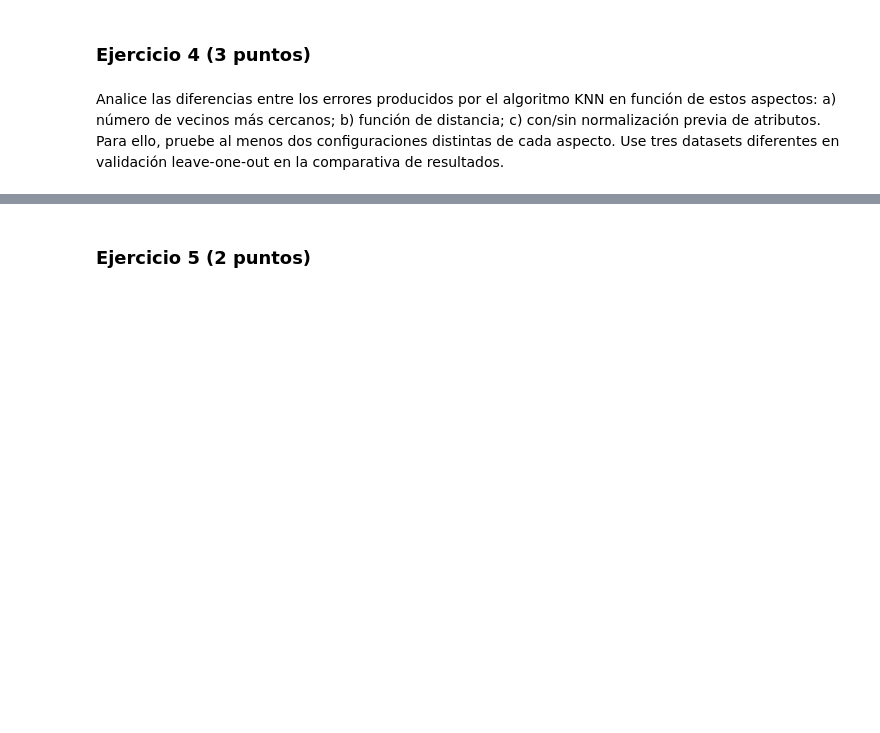
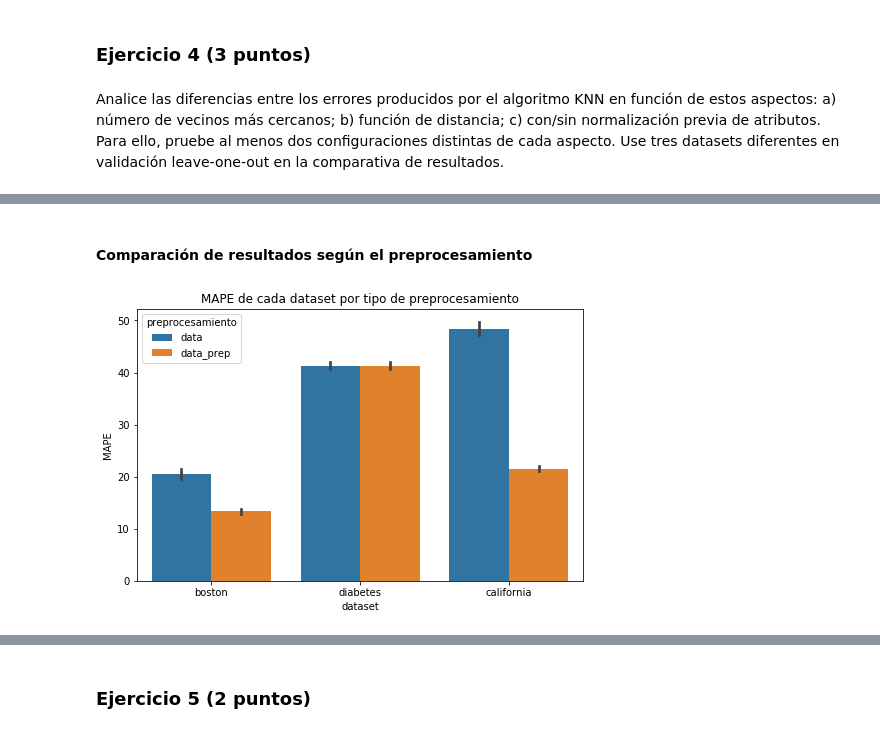
Before and after one commit to cposada8/master_ia, a Jupyter notebook: 4_aprendizaje_supervisado/actividades/Actividad2.ipynb, the cells around one changed output, grey strips where cells are left out. Drawn from its saved outputs; the diff is of its cells as text; code cells hidden in the pictures; blank space fills up the shorter version.

```diff
--- a/4_aprendizaje_supervisado/actividades/Actividad2.ipynb
+++ b/4_aprendizaje_supervisado/actividades/Actividad2.ipynb
@@ -295,0 +380,5 @@ Cree un programa, con comentarios que aclaren el código, donde se computen las
+# %%
+algoritmos = {
+    "ols": linear_model.LinearRegression(),
+    "knn": KNeighborsRegressor(n_neighbors = 10)
+}
@@ -299,0 +485,5 @@ Analice las diferencias entre los errores producidos por el algoritmo KNN en fun
+# %%
+# Variables para experimentar
+ks = [2, 5, 10, 20] # lista de número de vecinos
+distancias = [1, 2, 3]#[1, 2, 3, 4, 5] # valores para p
+data2use = ["data", "data_prep"] # data orginal y data estandarizada
@@ -299,0 +572,9 @@ Analice las diferencias entre los errores producidos por el algoritmo KNN en fun
+# %% [markdown]
+#### Comparación de resultados según el preprocesamiento
+# %%
+plt.figure(figsize=(8, 5))
+sns.barplot(hue="preprocesamiento", y="MAPE", x="dataset", data= results_df)
+plt.title("MAPE de cada dataset por tipo de preprocesamiento")
+plt.show()
+# %% [output]
+[figure, added]
```
Also changed, not shown: parts of 49 cells of this notebook, 14 other files.
